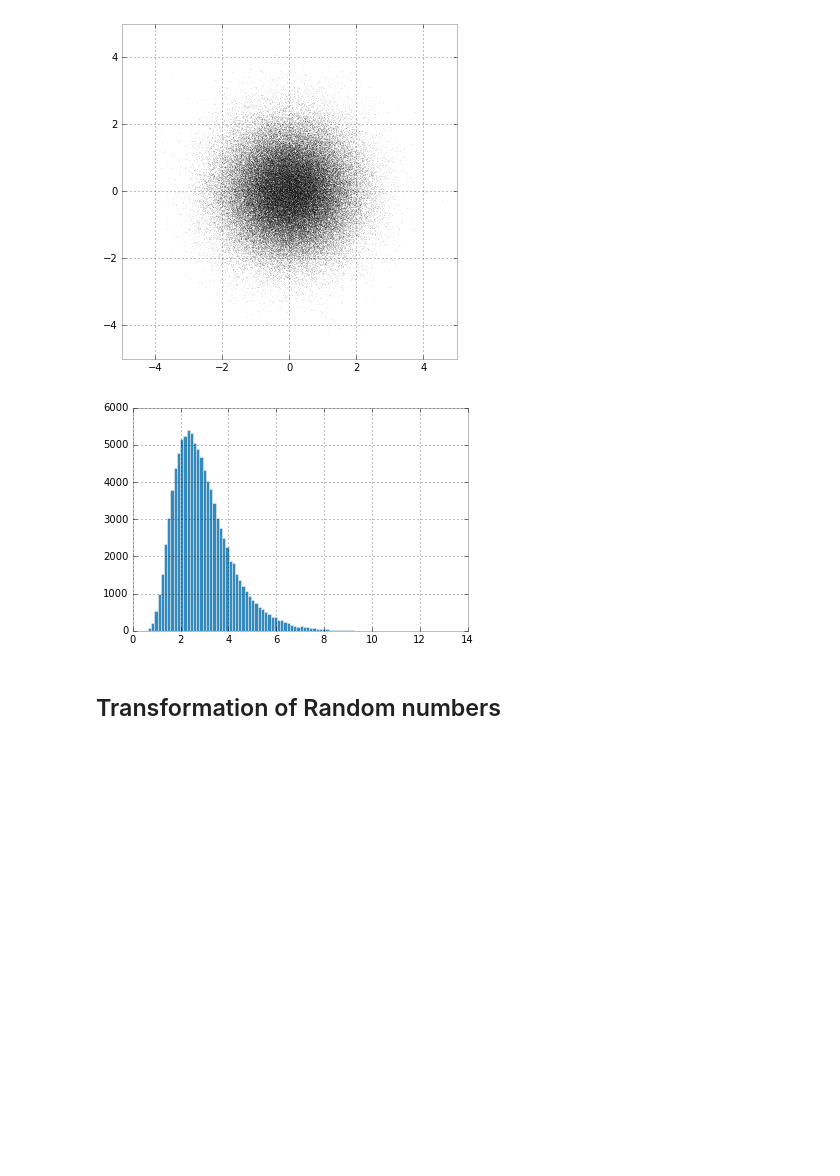
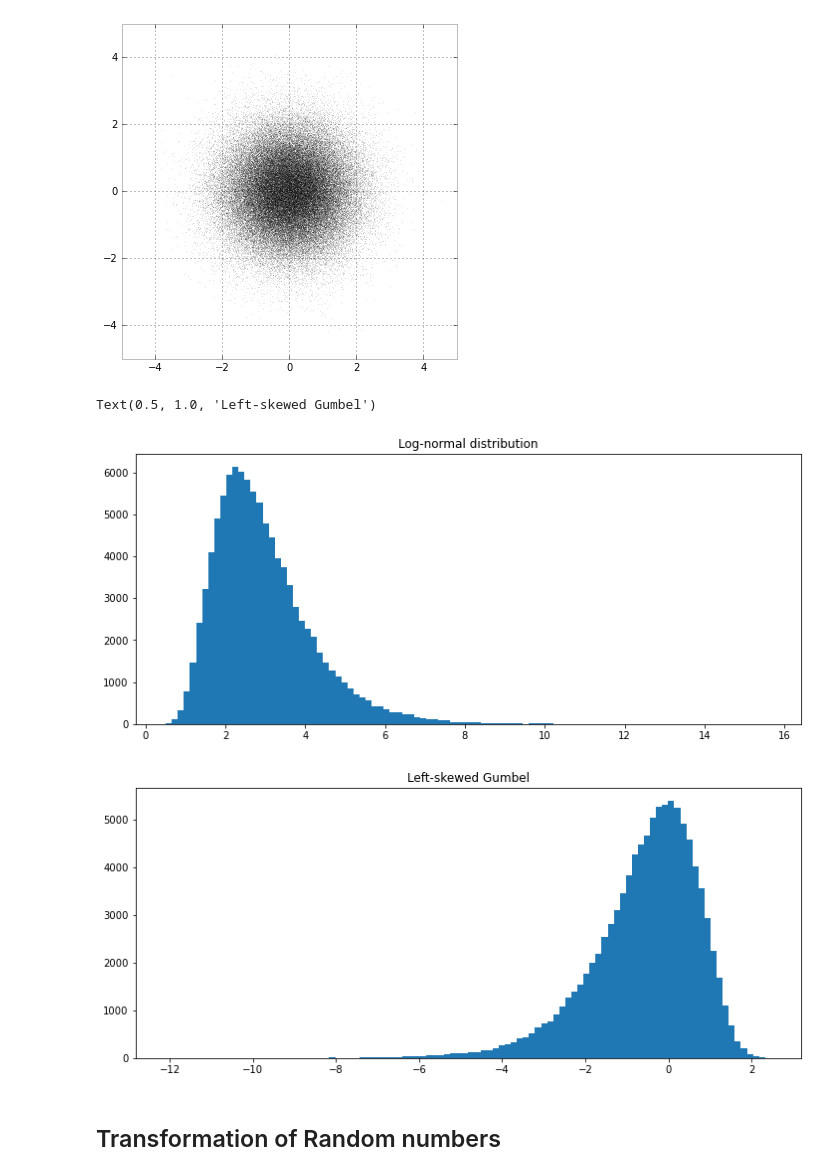
Before and after one commit to nordam/ComputationalPhysics, a Jupyter notebook: Notebooks/3 - Random numbers.ipynb, the cells around one changed output. Saved outputs shown, nothing was run; the diff lists cells and outputs as text; code cells hidden in the pictures; blank space fills up the shorter version.

Commit message:
Updating notebook on random numbers

```diff
--- a/Notebooks/3 - Random numbers.ipynb
+++ b/Notebooks/3 - Random numbers.ipynb
@@ -83,12 +89,30 @@ plt.scatter(X, Y, marker = '.', s = 1, alpha = 0.1, color = 'k')
 # %%
 # numpy contains a number of different distributions
-# See http://docs.scipy.org/doc/numpy/reference/routines.random.html
+# http://docs.scipy.org/doc/numpy/reference/routines.random.html
 N = 100000
 nbins = 100
 # Plot a histogram to visualise shape of distribution
-counts, bins, fig = plt.hist(np.random.lognormal(size = N, mean = 1, sigma = 0.4), bins = nbins)
+fig = plt.figure(figsize = (12, 5))
+random_numbers = np.random.lognormal(size = N, mean = 1, sigma = 0.4)
+counts, bins, fig = plt.hist(random_numbers, bins = nbins)
+plt.title('Log-normal distribution')
+
+# Scipy contains an even greater number of different distributions
+# https://docs.scipy.org/doc/scipy/reference/stats.html
+
+# Here showing the left-skewed Gumbel
+from scipy.stats import gumbel_l
+N = 100000
+nbins = 100
+# Plot a histogram to visualise shape of distribution
+fig = plt.figure(figsize = (12, 5))
+random_numbers = gumbel_l(loc = 0, scale = 1).rvs(N)
+counts, bins, fig = plt.hist(random_numbers, bins = nbins)
+plt.title('Left-skewed Gumbel')
 # %% [output]
+Text(0.5, 1.0, 'Left-skewed Gumbel')
-[figure, old version]
+[figure, new version]
+[figure, added]
 # %% [markdown]
 ## Transformation of Random numbers
 # %%
```
Also changed, not shown: parts of 3 cells of this notebook.
